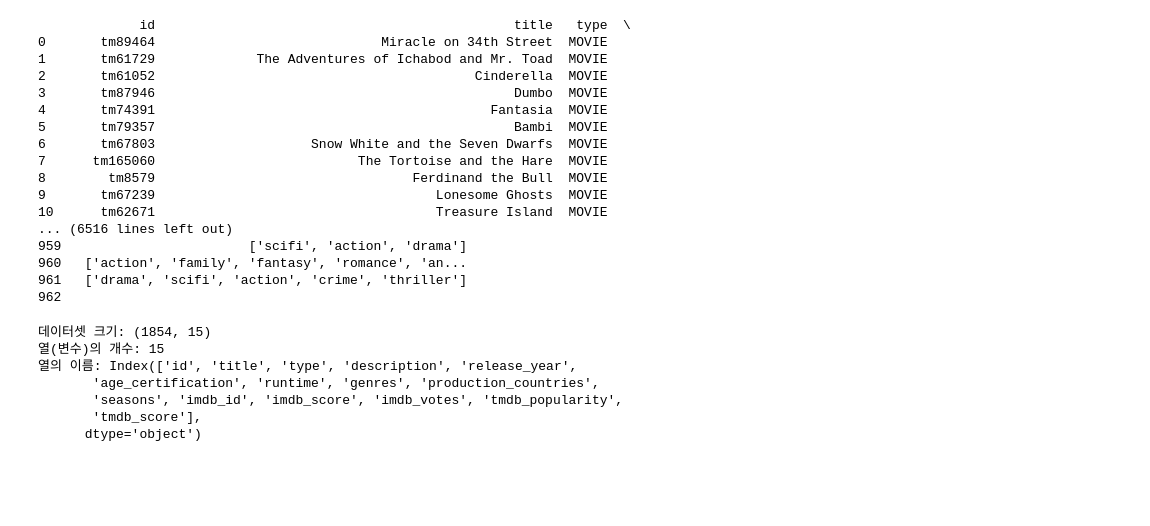
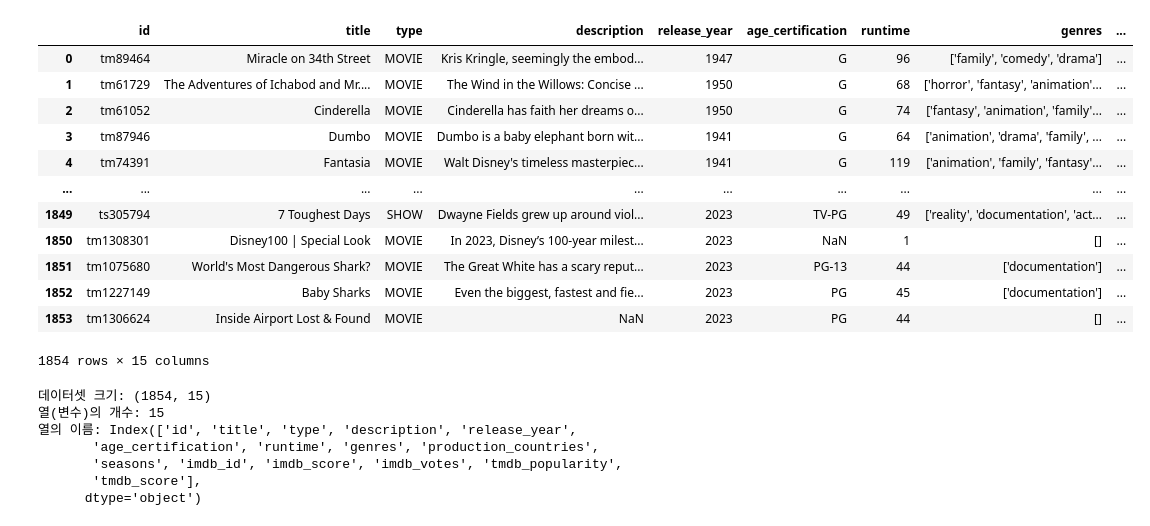
Before and after one commit to SoulTree-Lovers/DataScienceProject, a Jupyter notebook: SM/Disney_plus_EDA.ipynb, the cells around one changed output. Cells and saved outputs as stored; diff of their text form; code cells hidden in the pictures; blank space fills up the shorter version.

```diff
--- a/SM/Disney_plus_EDA.ipynb
+++ b/SM/Disney_plus_EDA.ipynb
@@ -1,30 +1,30 @@
 # %%
 import pandas as pd
 import pandas as pd
 import seaborn as sns
 import matplotlib.pyplot as plt
 
+# pd.set_option('display.max_rows', None) # 모든 행 출력
+pd.set_option('display.max_rows', 10) # 10개 행 출력
+
+
 # 데이터 불러오기
 df = pd.read_csv("../Disney_dataset/titles.csv")
 df
 # %% [output]
+|  | id | title | type | description | release_year | age_certification | runtime | genres | ... |
+| 0 | tm89464 | Miracle on 34th Street | MOVIE | Kris Kringle, seemingly the embod... | 1947 | G | 96 | ['family', 'comedy', 'drama'] | ... |
+| 1 | tm61729 | The Adventures of Ichabod and Mr.... | MOVIE | The Wind in the Willows: Concise ... | 1950 | G | 68 | ['horror', 'fantasy', 'animation'... | ... |
+| 2 | tm61052 | Cinderella | MOVIE | Cinderella has faith her dreams o... | 1950 | G | 74 | ['fantasy', 'animation', 'family'... | ... |
+| 3 | tm87946 | Dumbo | MOVIE | Dumbo is a baby elephant born wit... | 1941 | G | 64 | ['animation', 'drama', 'family', ... | ... |
+| 4 | tm74391 | Fantasia | MOVIE | Walt Disney's timeless masterpiec... | 1941 | G | 119 | ['animation', 'family', 'fantasy'... | ... |
+| ... | ... | ... | ... | ... | ... | ... | ... | ... | ... |
+| 1849 | ts305794 | 7 Toughest Days | SHOW | Dwayne Fields grew up around viol... | 2023 | TV-PG | 49 | ['reality', 'documentation', 'act... | ... |
+| 1850 | tm1308301 | Disney100 | Special Look | MOVIE | In 2023, Disney’s 100-year milest... | 2023 | NaN | 1 | [] | ... |
+| 1851 | tm1075680 | World's Most Dangerous Shark? | MOVIE | The Great White has a scary reput... | 2023 | PG-13 | 44 | ['documentation'] | ... |
+| 1852 | tm1227149 | Baby Sharks | MOVIE | Even the biggest, fastest and fie... | 2023 | PG | 45 | ['documentation'] | ... |
+| 1853 | tm1306624 | Inside Airport Lost & Found | MOVIE | NaN | 2023 | PG | 44 | [] | ... |
-             id                                              title   type  \
-0       tm89464                             Miracle on 34th Street  MOVIE
-1       tm61729             The Adventures of Ichabod and Mr. Toad  MOVIE
-2       tm61052                                         Cinderella  MOVIE
-3       tm87946                                              Dumbo  MOVIE
-4       tm74391                                           Fantasia  MOVIE
-5       tm79357                                              Bambi  MOVIE
-6       tm67803                    Snow White and the Seven Dwarfs  MOVIE
-7      tm165060                          The Tortoise and the Hare  MOVIE
-8        tm8579                                 Ferdinand the Bull  MOVIE
-9       tm67239                                    Lonesome Ghosts  MOVIE
-10      tm62671                                    Treasure Island  MOVIE
-... (6516 lines left out)
-959                        ['scifi', 'action', 'drama']
-960   ['action', 'family', 'fantasy', 'romance', 'an...
-961   ['drama', 'scifi', 'action', 'crime', 'thriller']
-962
+1854 rows × 15 columns
 # %%
 # 데이터셋 구조 파악
 print("데이터셋 크기:", df.shape)
```
Also changed, not shown: parts of 2 cells of this notebook, 2 other files.
